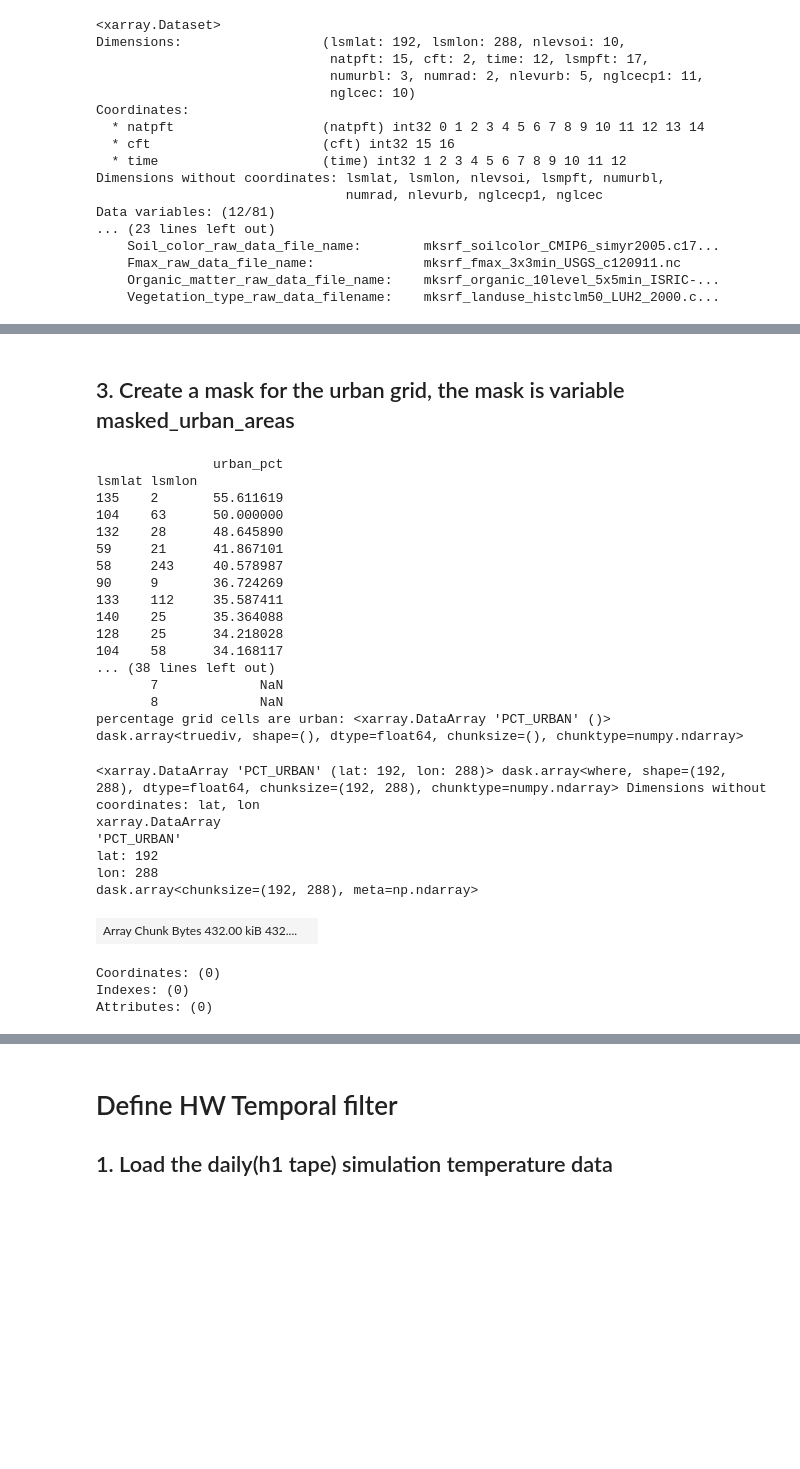
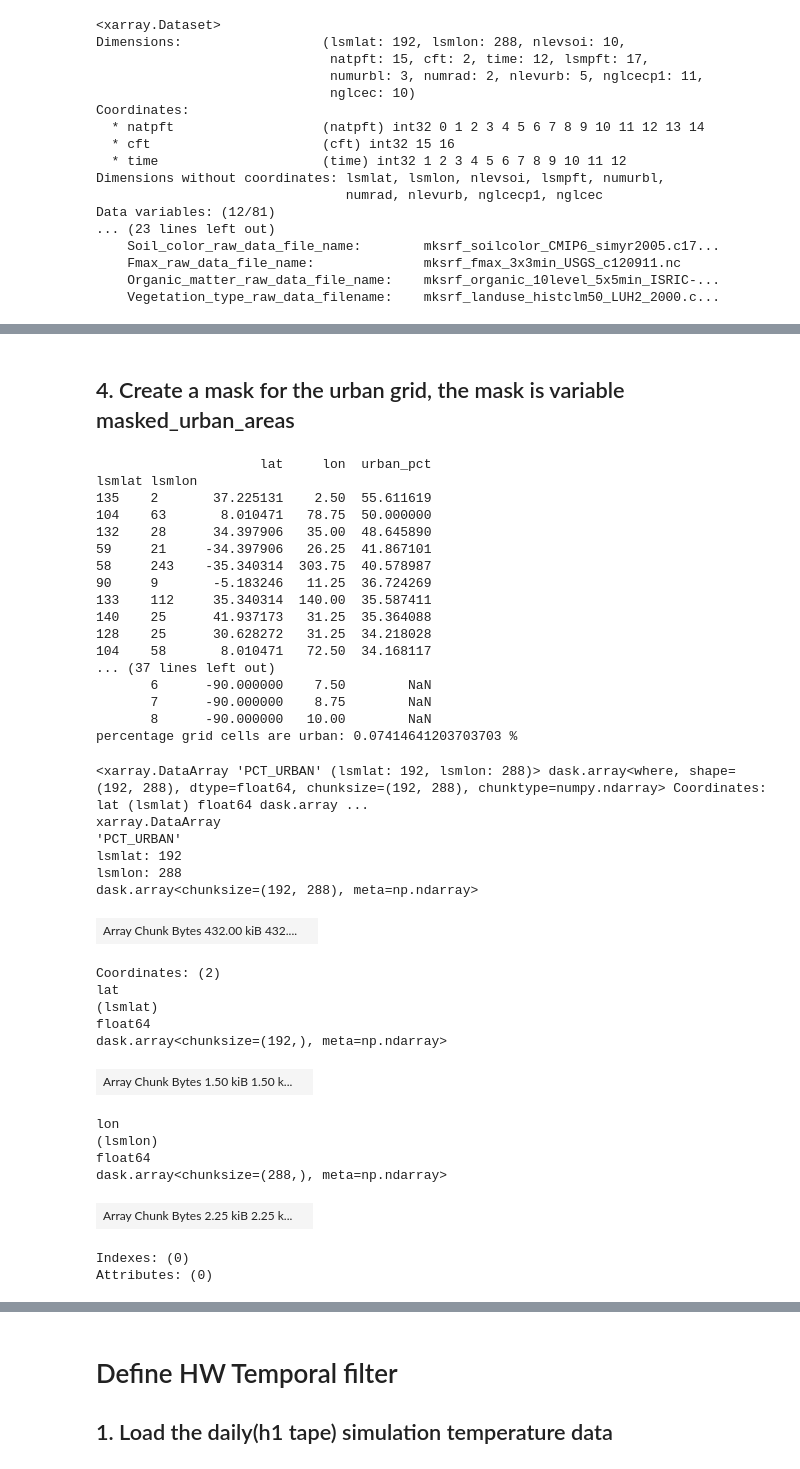
Before and after one commit to johnnyguo2007/research, a Jupyter notebook: hw_global/hw_uhi_interaction.ipynb, the cells around one changed output, grey strips where cells are left out. Drawn from its saved outputs; the diff is of its cells as text; code cells hidden in the pictures; blank space fills up the shorter version.

```diff
--- a/hw_global/hw_uhi_interaction.ipynb
+++ b/hw_global/hw_uhi_interaction.ipynb
@@ -119,6 +151,6 @@ Attributes: (0)
 # %% [markdown]
 
-##  3.  Create a mask for the urban grid, the mask is variable masked_urban_areas
+##  4.  Create a mask for the urban grid, the mask is variable masked_urban_areas
 # %%
 # Use .where() to assign 1 to urban cells (where total urban percentage > 2%) and NaN to others
 urban_grid_mask = total_urban_pct.where(total_urban_pct > 20, other=np.nan)
@@ -127,56 +159,66 @@ urban_grid_mask = total_urban_pct.where(total_urban_pct > 20, other=np.nan)
 # This is done by utilizing the np.where function from the numpy library to replace non-NaN (i.e., urban) values with 1
 urban_grid_binary = xr.where(urban_grid_mask.notnull(), 1, urban_grid_mask)
 
 
 
 def find_top_urban_areas(masked_urban_areas):
     # Convert the stacked DataArray to a pandas DataFrame
     df = masked_urban_areas.stack(z=('lsmlat', 'lsmlon')).to_dataframe(name='urban_pct')
 
     # Use the nlargest method on the DataFrame to find the top 50 values
     top_urban_areas_df = df.nlargest(50, 'urban_pct')
     # Drop the redundant 'lsmlat' and 'lsmlon' columns
     top_urban_areas_df = top_urban_areas_df.drop(columns=['lsmlat', 'lsmlon'])
 
     return top_urban_areas_df
 
 
 # Call the function with the masked_urban_areas variable
 top_urban_areas = find_top_urban_areas(urban_grid_mask)
 print(top_urban_areas)
 
-print( "percentage grid cells are urban:", urban_grid_mask.count() / (192 * 288))
+print( "percentage grid cells are urban:", urban_grid_mask.count().compute().item() * 100 / (192 * 288), "%")
 
 # Rename dimensions in urban_grid_binary to match those in HW
-urban_grid_binary = urban_grid_binary.rename({'lsmlat': 'lat', 'lsmlon': 'lon'})
+# urban_grid_binary = urban_grid_binary.rename({'lsmlat': 'lat', 'lsmlon': 'lon'})
 urban_grid_binary
 # %% [output]
-               urban_pct
+                     lat     lon  urban_pct
 lsmlat lsmlon
-135    2       55.611619
-104    63      50.000000
-132    28      48.645890
-59     21      41.867101
-58     243     40.578987
-90     9       36.724269
-133    112     35.587411
-140    25      35.364088
-128    25      34.218028
-104    58      34.168117
-... (38 lines left out)
-       7             NaN
-       8             NaN
-percentage grid cells are urban: <xarray.DataArray 'PCT_URBAN' ()>
-dask.array<truediv, shape=(), dtype=float64, chunksize=(), chunktype=numpy.ndarray>
+135    2       37.225131    2.50  55.611619
+104    63       8.010471   78.75  50.000000
+132    28      34.397906   35.00  48.645890
+59     21     -34.397906   26.25  41.867101
+58     243    -35.340314  303.75  40.578987
+90     9       -5.183246   11.25  36.724269
+133    112     35.340314  140.00  35.587411
+140    25      41.937173   31.25  35.364088
+128    25      30.628272   31.25  34.218028
+104    58       8.010471   72.50  34.168117
+... (37 lines left out)
+       6      -90.000000    7.50        NaN
+       7      -90.000000    8.75        NaN
+       8      -90.000000   10.00        NaN
+percentage grid cells are urban: 0.07414641203703703 %
-<xarray.DataArray 'PCT_URBAN' (lat: 192, lon: 288)> dask.array<where, shape=(192, 288), dtype=float64, chunksize=(192, 288), chunktype=numpy.ndarray> Dimensions without coordinates: lat, lon
+<xarray.DataArray 'PCT_URBAN' (lsmlat: 192, lsmlon: 288)> dask.array<where, shape=(192, 288), dtype=float64, chunksize=(192, 288), chunktype=numpy.ndarray> Coordinates: lat (lsmlat) float64 dask.array ...
 xarray.DataArray
 'PCT_URBAN'
-lat: 192
-lon: 288
+lsmlat: 192
+lsmlon: 288
 dask.array<chunksize=(192, 288), meta=np.ndarray>
 | Array Chunk Bytes 432.00 kiB 432.... |  |
-Coordinates: (0)
-Indexes: (0)
-Attributes: (0)
+Coordinates: (2)
+lat
+(lsmlat)
+float64
+dask.array<chunksize=(192,), meta=np.ndarray>
+| Array Chunk Bytes 1.50 kiB 1.50 k... |  |
+lon
+(lsmlon)
+float64
+dask.array<chunksize=(288,), meta=np.ndarray>
+| Array Chunk Bytes 2.25 kiB 2.25 k... |  |
+Indexes: (0)
+Attributes: (0)
 # %% [markdown]
 
```
Also changed, not shown: parts of 21 cells of this notebook.
